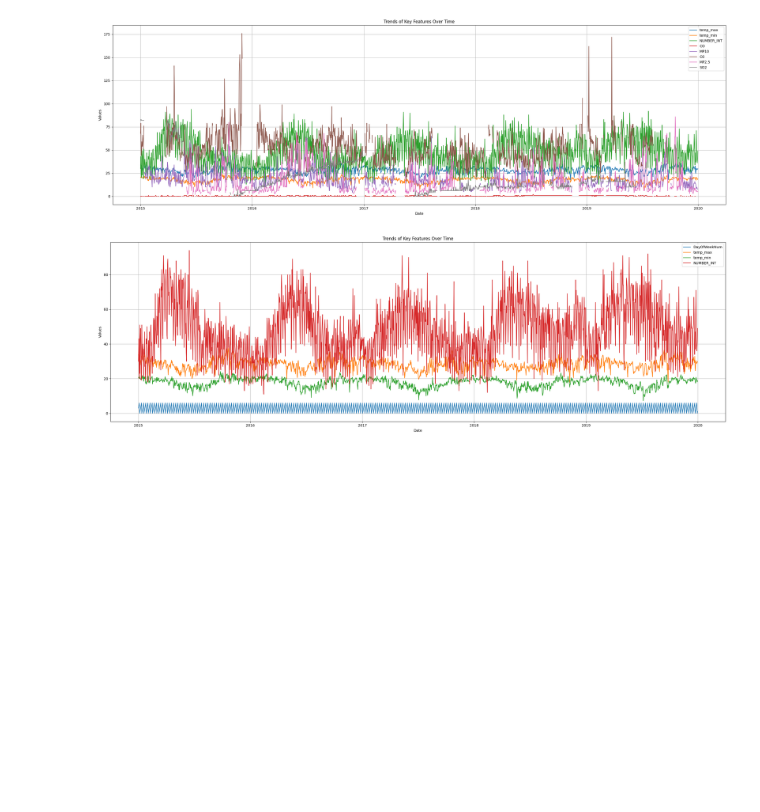
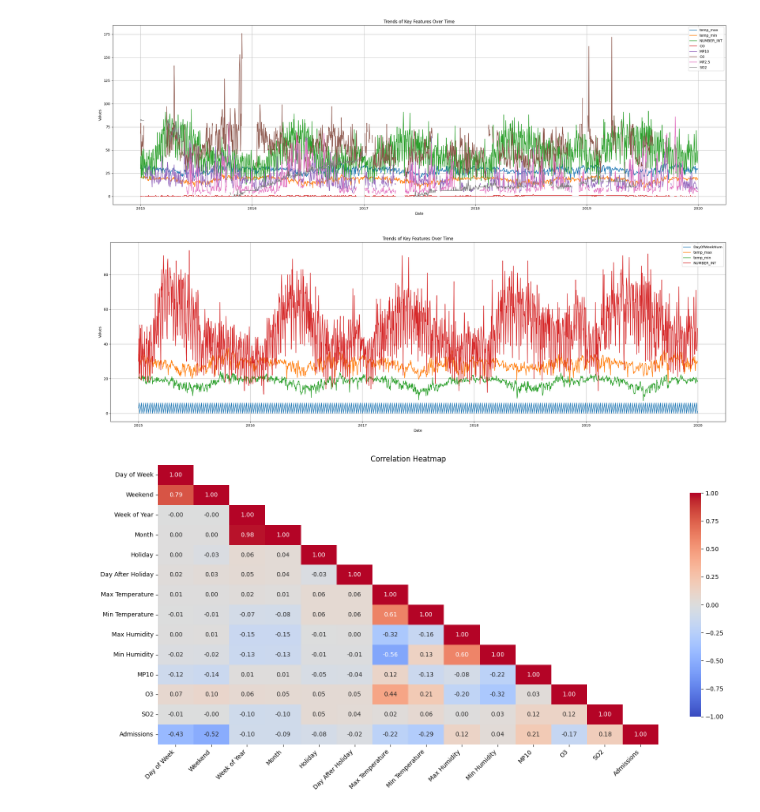
Before and after one commit to Oak10/hospital-adm-pw-rel, a Jupyter notebook: minas_gerais/belo_horizonte/station_amazonas/0_1_amazonas_data_view.ipynb, the cells around one changed output. Cells and saved outputs as stored; diff of their text form; code cells hidden in the pictures; blank space fills up the shorter version.

Commit message:
added corre

```diff
--- a/minas_gerais/belo_horizonte/station_amazonas/0_1_amazonas_data_view.ipynb
+++ b/minas_gerais/belo_horizonte/station_amazonas/0_1_amazonas_data_view.ipynb
@@ -424,3 +424,51 @@ plt.tight_layout()
 plt.show()
 # %% [output]
 [figure]
+# %%
+selected_columns = [
+    'DayOfWeekNum', 'IsWeekend',
+    'WeekOfYear', 'Month', 'IsHoliday', 'IsDayAfterHoliday',
+    'temp_max', 'temp_min',
+    'humidity_max', 'humidity_min',
+    'MP10', 'O3', 'SO2', 'NUMBER_INT'
+]
+
+column_rename_map = {
+    'DayOfWeekNum': 'Day of Week',
+    'IsWeekend': 'Weekend',
+    'WeekOfYear': 'Week of Year',
+    'Month': 'Month',
+    'IsHoliday': 'Holiday',
+    'IsDayAfterHoliday': 'Day After Holiday',
+    'temp_max': 'Max Temperature',
+    'temp_min': 'Min Temperature',
+    'humidity_max': 'Max Humidity',
+    'humidity_min': 'Min Humidity',
+    'NUMBER_INT': 'Admissions',
+}
+
+df_selected_num = df[selected_columns].rename(columns=column_rename_map)
+
+correlation_matrix = df_selected_num.corr()
+
+# Mask the upper triangle (keep lower triangle + diagonal)
+mask = np.triu(np.ones_like(correlation_matrix, dtype=bool), k=1)
+
+
+plt.figure(figsize=(16, 8))
+sns.heatmap(
+    correlation_matrix,
+    mask=mask,
+    annot=True,
+    fmt=".2f",
+    cmap='coolwarm', # 'RdBu_r'
+    vmin=-1, vmax=1, # intensity range
+    cbar_kws={"shrink": 0.8}
+)
+plt.title('Correlation Heatmap')
+plt.xticks(rotation=45, ha='right')
+plt.yticks(rotation=0)
+plt.tight_layout()
+plt.show()
+# %% [output]
+[figure, added]
```
